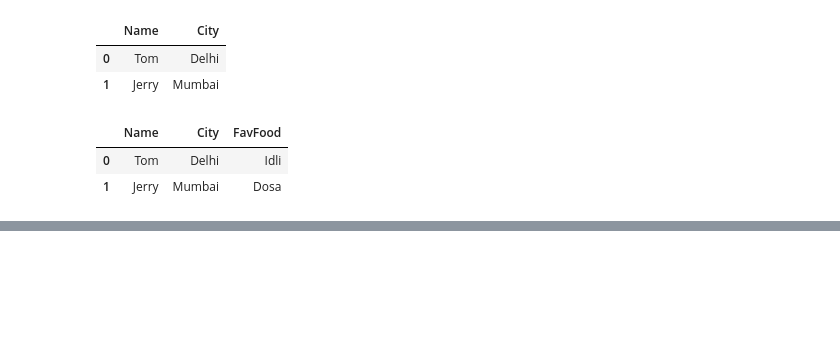
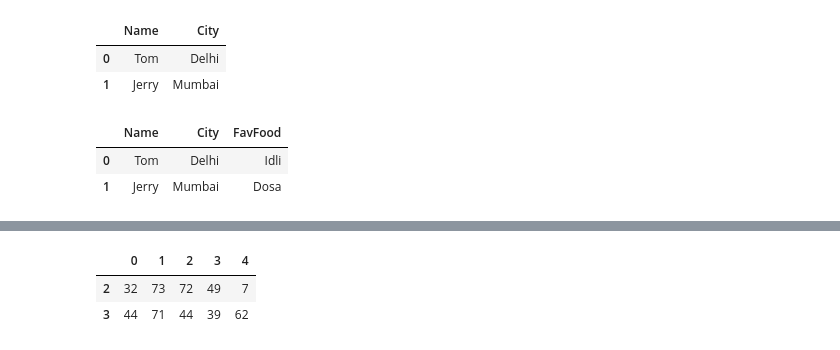
Before and after one commit to omrajsharma/lb-py-may-2025, a Jupyter notebook: pandas.ipynb, the cells around one changed output, grey strips where cells are left out. Cells and saved outputs as stored; diff of their text form; code cells hidden in the pictures; blank space fills up the shorter version.

```diff
--- a/pandas.ipynb
+++ b/pandas.ipynb
@@ -376,0 +487,6 @@ d
+# %%
+randomDf.loc[(randomDf[0] < 50) & (randomDf[3] < 50) ]
+# %% [output]
+|  | 0 | 1 | 2 | 3 | 4 |
+| 2 | 32 | 73 | 72 | 49 | 7 |
+| 3 | 44 | 71 | 44 | 39 | 62 |
```
Also changed, not shown: parts of 21 cells of this notebook.
